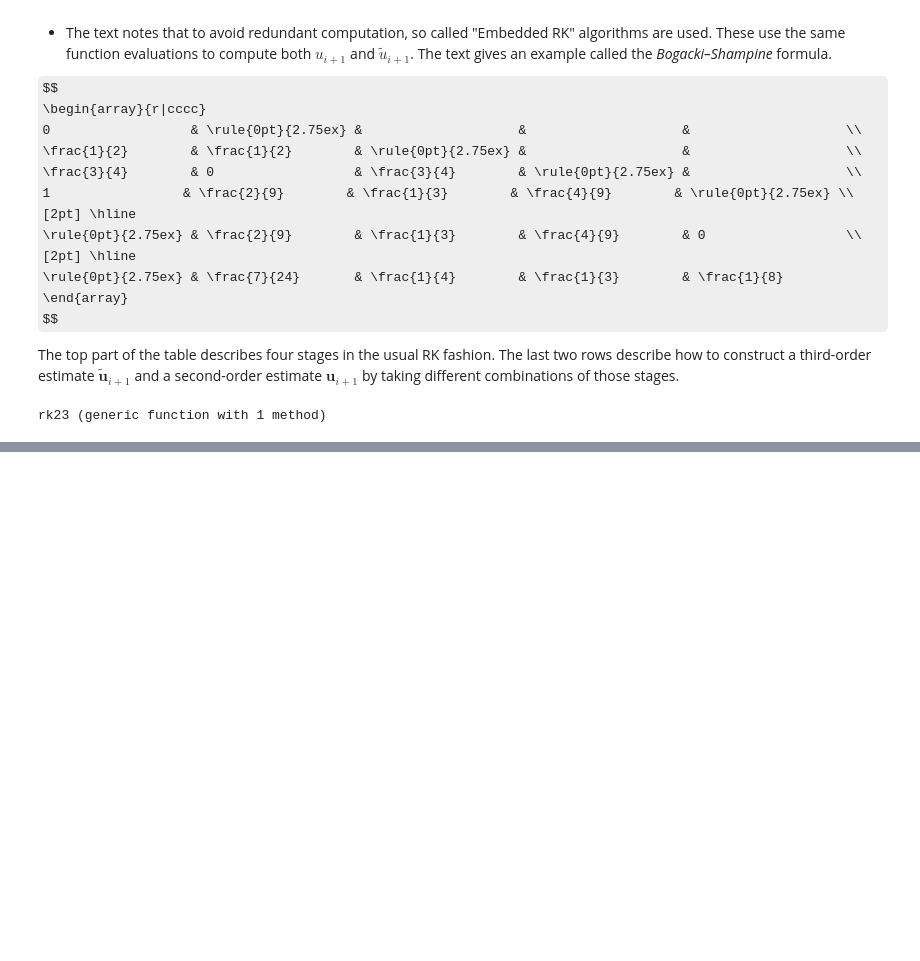
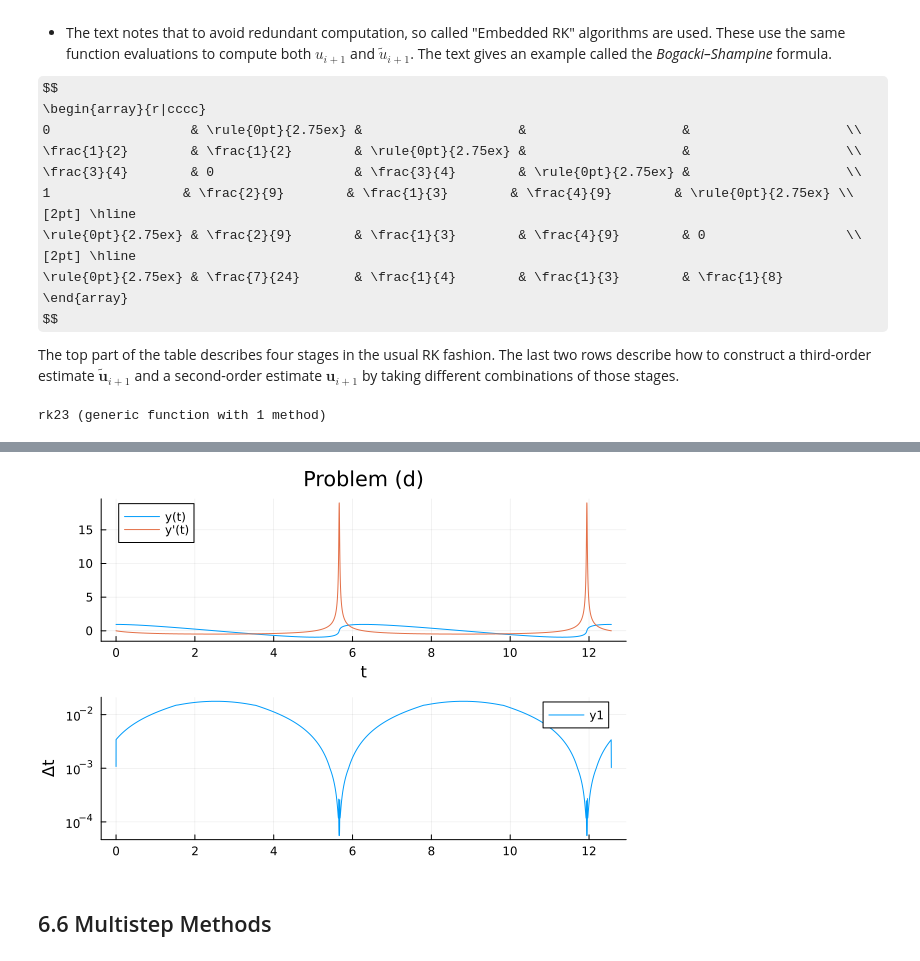
Before and after one commit to DrEntropy/FNC, a Jupyter notebook: chapter6.ipynb, the cells around one changed output, grey strips where cells are left out. Drawn from its saved outputs; the diff is of its cells as text; code cells hidden in the pictures; some formulas as TeX source; blank space fills up the shorter version.

```diff
--- a/chapter6.ipynb
+++ b/chapter6.ipynb
@@ -597,0 +667,6 @@ rk23 (generic function with 1 method)
+# %%
+plot_sol(t_d, u_d, "Problem (d)")
+# %% [output]
+[figure, added]
+# %% [markdown]
+## 6.6 Multistep Methods
```
Also changed, not shown: parts of 23 cells of this notebook.
